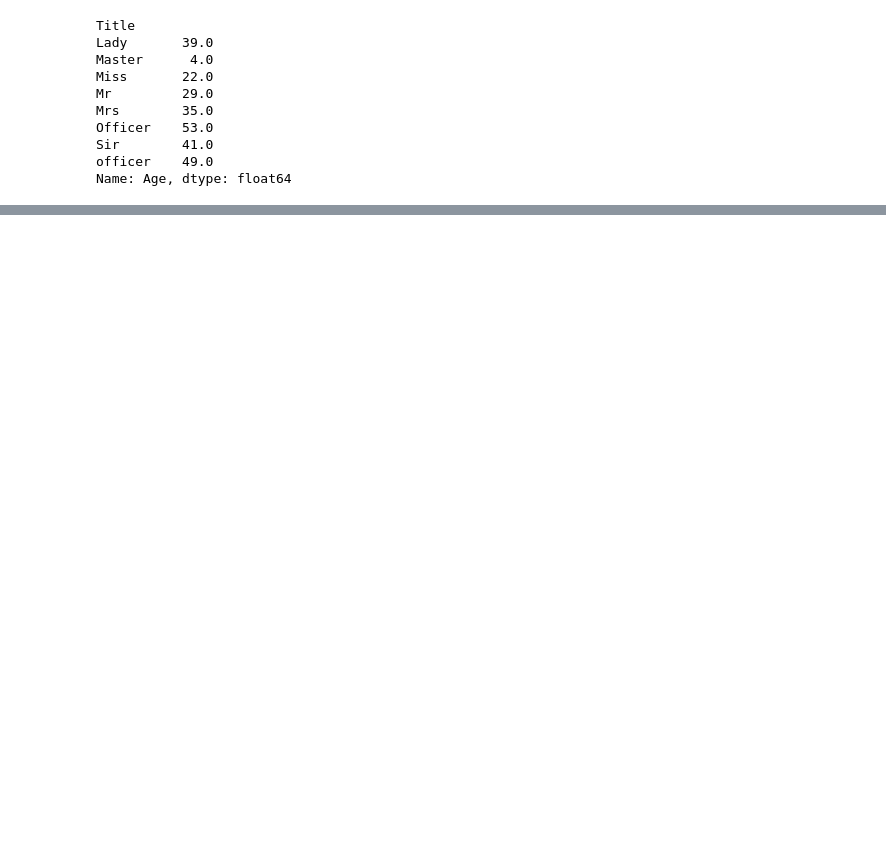
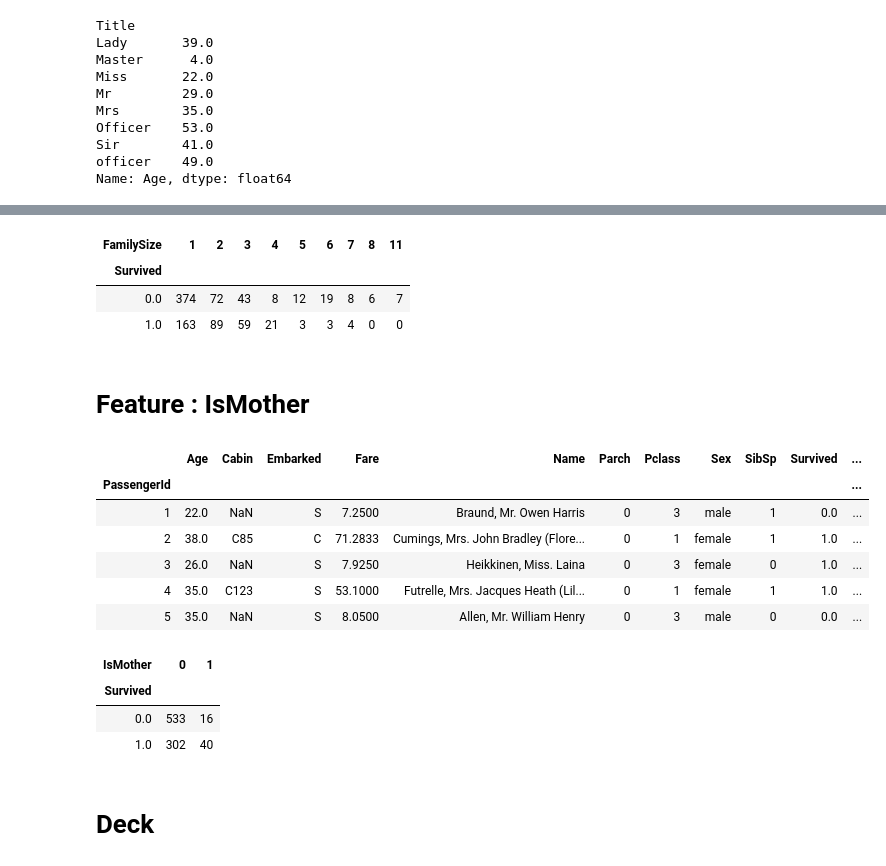
Before and after one commit to saikrishna575/Titanic, a Jupyter notebook: notebooks/2.0-ak-exploring-processing-data.ipynb, the cells around one changed output, grey strips where cells are left out. Drawn from its saved outputs; the diff is of its cells as text; code cells hidden in the pictures; blank space fills up the shorter version.

```diff
--- a/notebooks/2.0-ak-exploring-processing-data.ipynb
+++ b/notebooks/2.0-ak-exploring-processing-data.ipynb
@@ -833,0 +934,30 @@ memory usage: 132.9+ KB
+# %%
+pd.crosstab(df[df.Survived != -888].Survived , df[df.Survived != -888].FamilySize)
+# %% [output]
+| FamilySize | 1 | 2 | 3 | 4 | 5 | 6 | 7 | 8 | 11 |
+| Survived |  |  |  |  |  |  |  |  |  |
+| 0.0 | 374 | 72 | 43 | 8 | 12 | 19 | 8 | 6 | 7 |
+| 1.0 | 163 | 89 | 59 | 21 | 3 | 3 | 4 | 0 | 0 |
+# %% [markdown]
+# Feature : IsMother
+# %%
+df['IsMother'] = np.where(((df.Sex =='female') &(df.Age >= 18) & (df.Parch > 0)& (df.Title != 'Miss')),1,0)
+# %%
+df.head()
+# %% [output]
+|  | Age | Cabin | Embarked | Fare | Name | Parch | Pclass | Sex | SibSp | Survived | ... |
+| PassengerId |  |  |  |  |  |  |  |  |  |  | ... |
+| 1 | 22.0 | NaN | S | 7.2500 | Braund, Mr. Owen Harris | 0 | 3 | male | 1 | 0.0 | ... |
+| 2 | 38.0 | C85 | C | 71.2833 | Cumings, Mrs. John Bradley (Flore... | 0 | 1 | female | 1 | 1.0 | ... |
+| 3 | 26.0 | NaN | S | 7.9250 | Heikkinen, Miss. Laina | 0 | 3 | female | 0 | 1.0 | ... |
+| 4 | 35.0 | C123 | S | 53.1000 | Futrelle, Mrs. Jacques Heath (Lil... | 0 | 1 | female | 1 | 1.0 | ... |
+| 5 | 35.0 | NaN | S | 8.0500 | Allen, Mr. William Henry | 0 | 3 | male | 0 | 0.0 | ... |
+# %%
+pd.crosstab(df[df.Survived != -888].Survived , df[df.Survived != -888].IsMother)
+# %% [output]
+| IsMother | 0 | 1 |
+| Survived |  |  |
+| 0.0 | 533 | 16 |
+| 1.0 | 302 | 40 |
+# %% [markdown]
+# Deck
```
Also changed, not shown: parts of 26 cells of this notebook.
